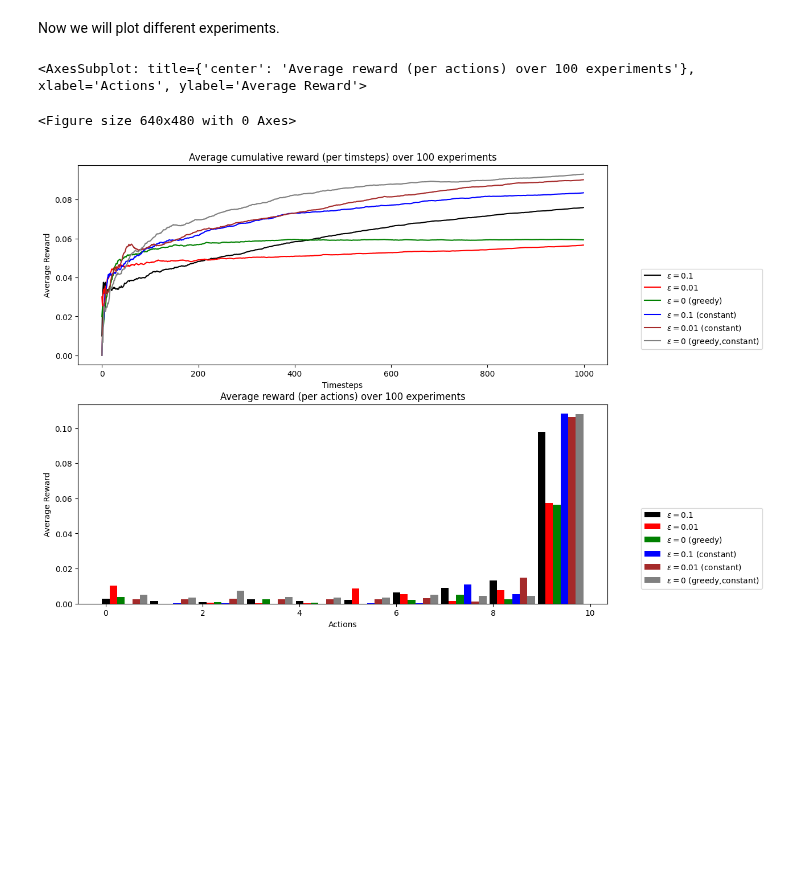
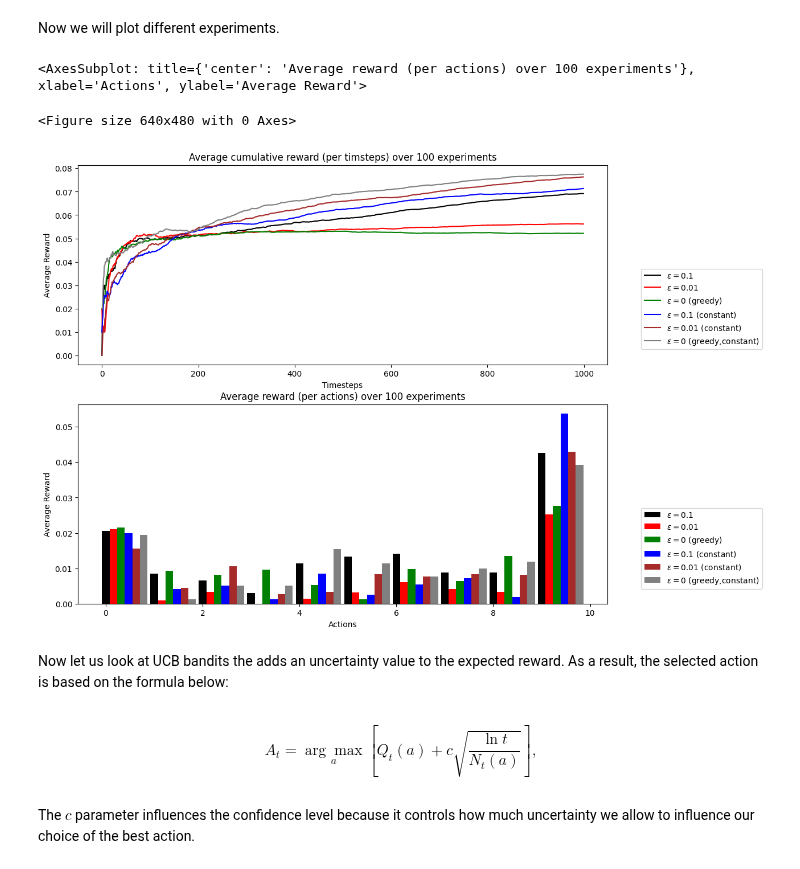
Before and after one commit to ArnolFokam/reinforcement-learning-lab, a Jupyter notebook: notebooks/multi-armed-bandits.ipynb, the cells around one changed output. Cells and saved outputs as stored; diff of their text form; code cells hidden in the pictures; blank space fills up the shorter version.

Commit message:
add UCB bandits

```diff
--- a/notebooks/multi-armed-bandits.ipynb
+++ b/notebooks/multi-armed-bandits.ipynb
@@ -72,25 +72,25 @@ timesteps = 1000
 num_experiments = 100
 
 specs = {
-    "$\epsilon=0.1$": {"agent": Jumper, "params": {"epsilon": 0.1}, "color": "black"},
-    "$\epsilon=0.01$": {"agent": Jumper, "params": {"epsilon": 0.01}, "color": "red"},
+    "$\epsilon=0.1$": {"agent": GreedyBandit, "params": {"epsilon": 0.1}, "color": "black"},
+    "$\epsilon=0.01$": {"agent": GreedyBandit, "params": {"epsilon": 0.01}, "color": "red"},
     "$\epsilon=0$ (greedy)": {
-        "agent": Jumper,
+        "agent": GreedyBandit,
         "params": {"epsilon": 0.0},
         "color": "green",
     },
     "$\epsilon=0.1$ (constant)": {
-        "agent": Jumper,
+        "agent": GreedyBandit,
         "params": {"epsilon": 0.1, "has_constant_step": True},
         "color": "blue",
     },
     "$\epsilon=0.01$ (constant)": {
-        "agent": Jumper,
+        "agent": GreedyBandit,
         "params": {"epsilon": 0.01, "has_constant_step": True},
         "color": "brown",
     },
     "$\epsilon=0$ (greedy,constant)": {
-        "agent": Jumper,
+        "agent": GreedyBandit,
         "params": {"epsilon": 0.0, "has_constant_step": True},
         "color": "grey",
     },
@@ -106,30 +106,38 @@ from rl_lab.plotters import plot_lines, plot_bars
 # %%
 plt.tight_layout(pad=20.0)
 
 fig, ax = plt.subplots(2, 1, figsize=(12, 10))
 
 # average reward per timesteps
 plot_lines(
     ax[0],
     results,
     x_values=range(timesteps),
-    y_key="average_reward_per_timesteps",
+    y_key="timesteps_reward",
     title=f"Average cumulative reward (per timsteps) over {num_experiments} experiments",
     x_label="Timesteps",
     y_label="Average Reward",
 )
 
 # Average reward expectation of the model per timesteps
 plot_bars(
     ax[1],
     results,
     bins=np.linspace(0, num_actions - 1, num_actions),
-    y_key="average_reward_per_actions",
+    y_key="actions_reward",
     title=f"Average reward (per actions) over {num_experiments} experiments",
     x_label="Actions",
     y_label="Average Reward",
 )
 # %% [output]
 <AxesSubplot: title={'center': 'Average reward (per actions) over 100 experiments'}, xlabel='Actions', ylabel='Average Reward'>
 <Figure size 640x480 with 0 Axes>
-[figure, old version]
+[figure, new version]
+# %% [markdown]
+Now let us look at UCB bandits the adds an uncertainty value to the expected reward. As a result, the selected action is based on the formula below:
+# %% [markdown]
+$$
+A_t=\underset{a}{\arg \max }\left[Q_t(a)+c \sqrt{\frac{\ln t}{N_t(a)}}\right] \text {, }
+$$
+# %% [markdown]
+The $c$ parameter influences the confidence level because it controls how much uncertainty we allow to influence our choice of the best action.
```
Also changed, not shown: parts of 5 cells of this notebook, 2 other files.
